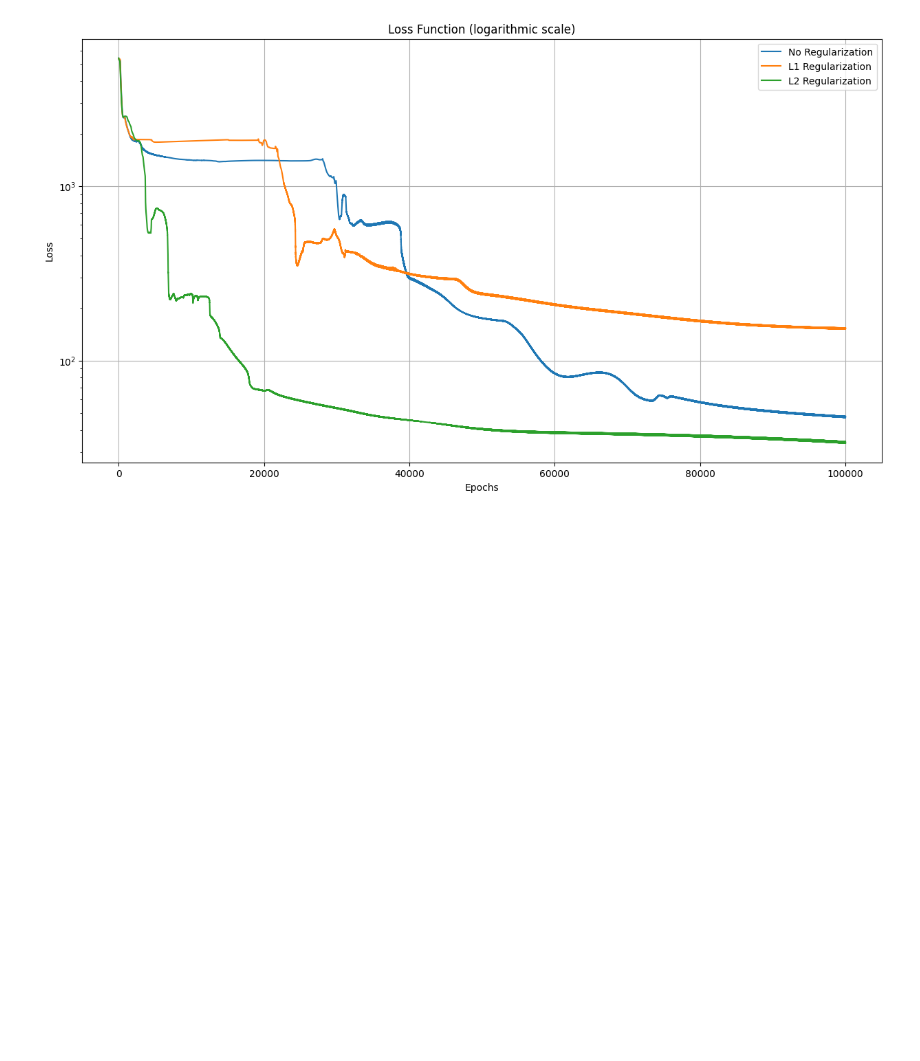
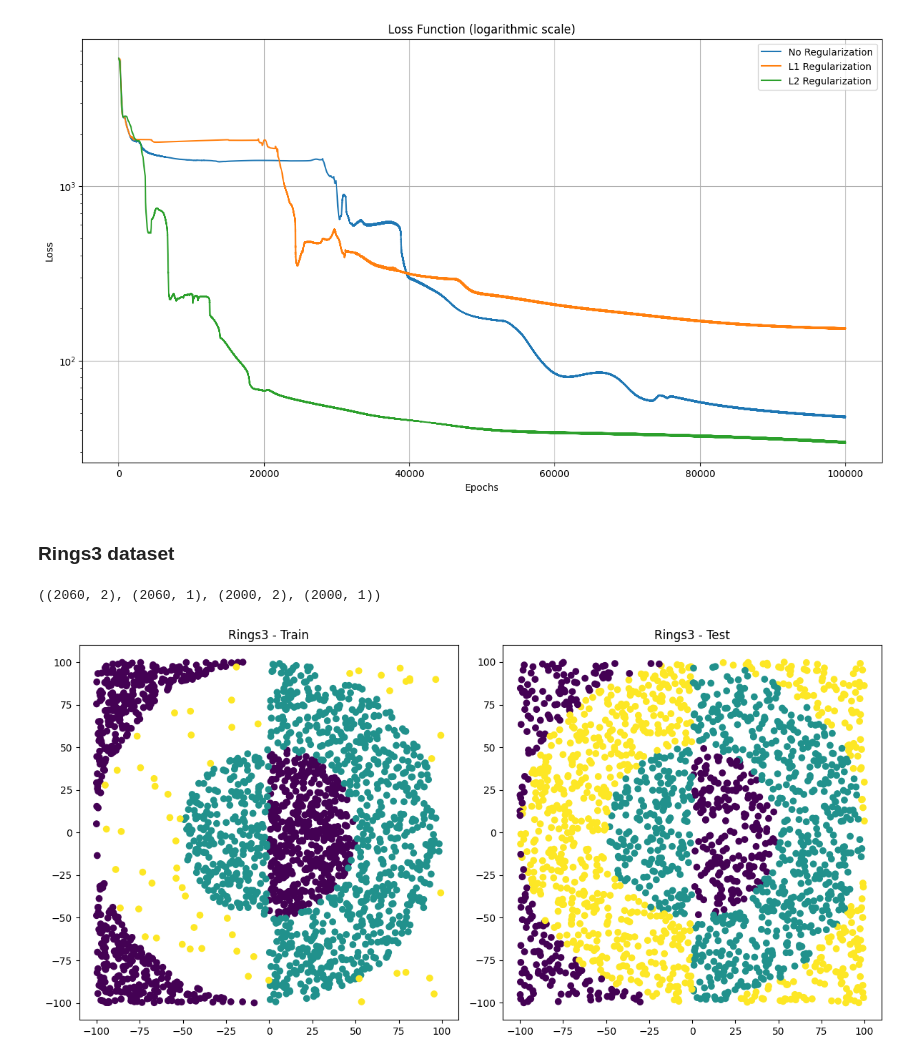
Before and after one commit to wojcikbart/NeuralNetworks, a Jupyter notebook: nn6/nn6.ipynb, the cells around one changed output. Drawn from its saved outputs; the diff is of its cells as text; code cells hidden in the pictures; blank space fills up the shorter version.

```diff
--- a/nn6/nn6.ipynb
+++ b/nn6/nn6.ipynb
@@ -146,6 +171,24 @@ MSE Multimodal L1: 100.3085465501091
 MSE Multimodal L2: 31.072444213833087
 [figure]
 [figure]
+# %% [markdown]
+### Rings3 dataset
+# %%
+X_rings3_train.shape, y_rings3_train.shape, X_rings3_test.shape, y_rings3_test.shape
+# %% [output]
+((2060, 2), (2060, 1), (2000, 2), (2000, 1))
+# %%
+plt.figure(figsize=(12, 6))
+plt.subplot(1, 2, 1)
+plt.scatter(X_rings3_train[:, 0], X_rings3_train[:, 1], c=y_rings3_train, label='Train')
+plt.title('Rings3 - Train')
+plt.subplot(1, 2, 2)
+plt.scatter(X_rings3_test[:, 0], X_rings3_test[:, 1], c=y_rings3_test, label='Test')
+plt.title('Rings3 - Test')
+plt.tight_layout()
+plt.show()
+# %% [output]
+[figure, added]
 # %%
 input_size = X_rings3_train.shape[1]
 output_size = np.unique(y_rings3_train).shape[0]
```
Also changed, not shown: parts of 18 cells of this notebook.
